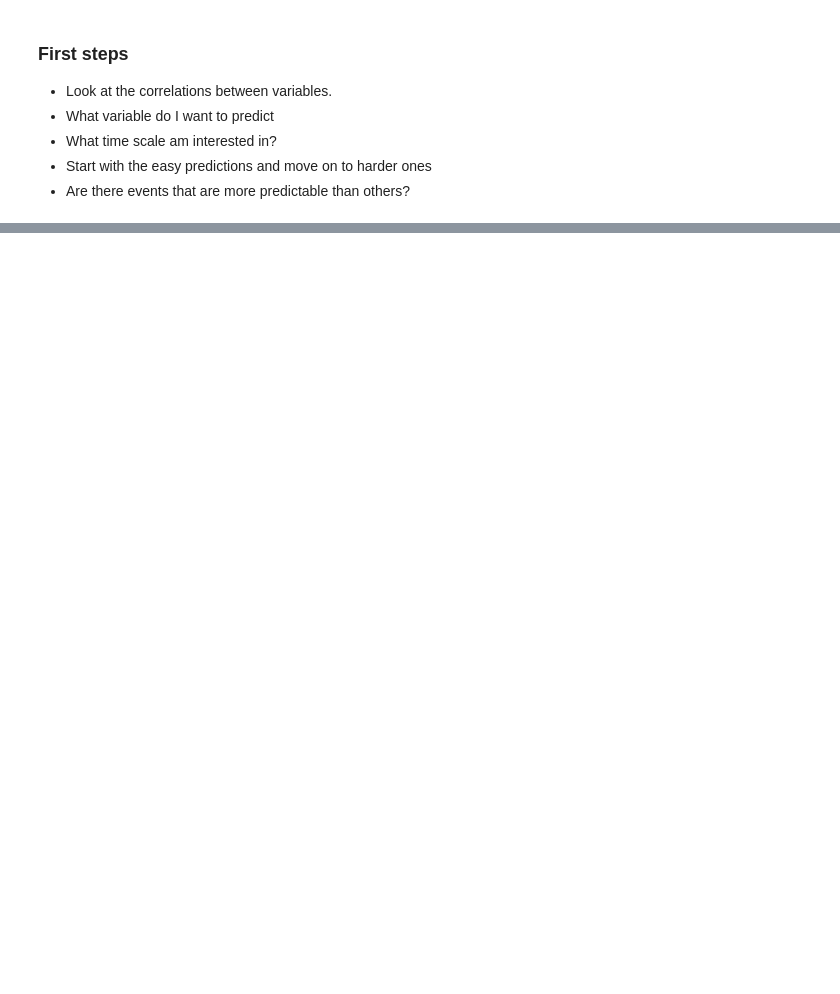
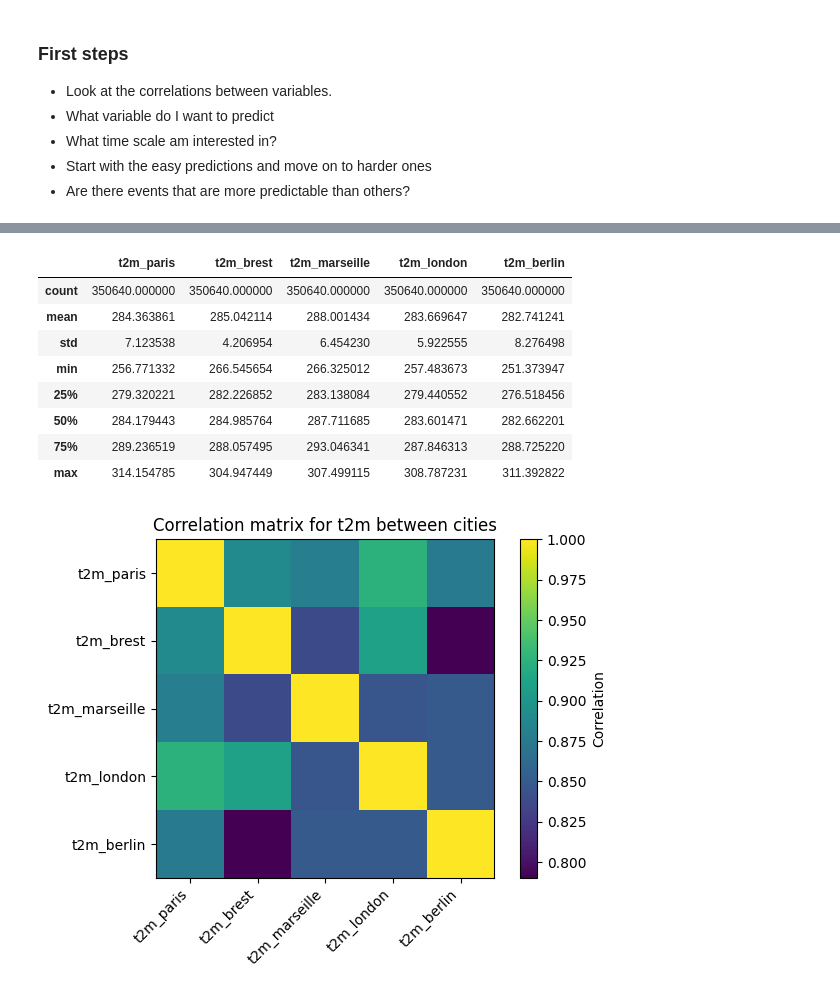
Before and after one commit to louislairy/ML4C-Project-Bracco-Lairy, a Jupyter notebook: project_weather.ipynb, the cells around one changed output, grey strips where cells are left out. Saved outputs shown, nothing was run; the diff lists cells and outputs as text; code cells hidden in the pictures; blank space fills up the shorter version.

```diff
--- a/project_weather.ipynb
+++ b/project_weather.ipynb
@@ -67,0 +74,5 @@ df.loc['2000'].plot()
+# %%
+base_dir= Path("weather_data")
+
+cities = ["paris", "brest", "marseille", "london", "berlin"]
+var = "t2m"  # on commence par la température à 2m
@@ -67,0 +106,9 @@ df.loc['2000'].plot()
+# %%
+dfs = []
+
+for city in cities:
+    df_city = load_city_var(city, var=var)
+    dfs.append(df_city)
+
+# Fusion sur l'index temps (intersection des dates)
+df_t2m = pd.concat(dfs, axis=1, join="inner").sort_index()
@@ -67,0 +126,29 @@ df.loc['2000'].plot()
+# %%
+# Aperçu général
+display(df_t2m.describe())
+
+# Matrice de corrélation entre les 5 villes (t2m uniquement)
+corr = df_t2m.corr()
+corr
+
+fig, ax = plt.subplots()
+im = ax.imshow(corr.values, interpolation="nearest")
+ax.set_xticks(range(len(corr.columns)))
+ax.set_yticks(range(len(corr.index)))
+ax.set_xticklabels(corr.columns, rotation=45, ha="right")
+ax.set_yticklabels(corr.index)
+plt.colorbar(im, ax=ax, label="Correlation")
+plt.title("Correlation matrix for t2m between cities")
+plt.tight_layout()
+plt.show()
+# %% [output]
+|  | t2m_paris | t2m_brest | t2m_marseille | t2m_london | t2m_berlin |
+| count | 350640.000000 | 350640.000000 | 350640.000000 | 350640.000000 | 350640.000000 |
+| mean | 284.363861 | 285.042114 | 288.001434 | 283.669647 | 282.741241 |
+| std | 7.123538 | 4.206954 | 6.454230 | 5.922555 | 8.276498 |
+| min | 256.771332 | 266.545654 | 266.325012 | 257.483673 | 251.373947 |
+| 25% | 279.320221 | 282.226852 | 283.138084 | 279.440552 | 276.518456 |
+| 50% | 284.179443 | 284.985764 | 287.711685 | 283.601471 | 282.662201 |
+| 75% | 289.236519 | 288.057495 | 293.046341 | 287.846313 | 288.725220 |
+| max | 314.154785 | 304.947449 | 307.499115 | 308.787231 | 311.392822 |
+[figure, added]
```
Also changed, not shown: parts of 9 cells of this notebook.
